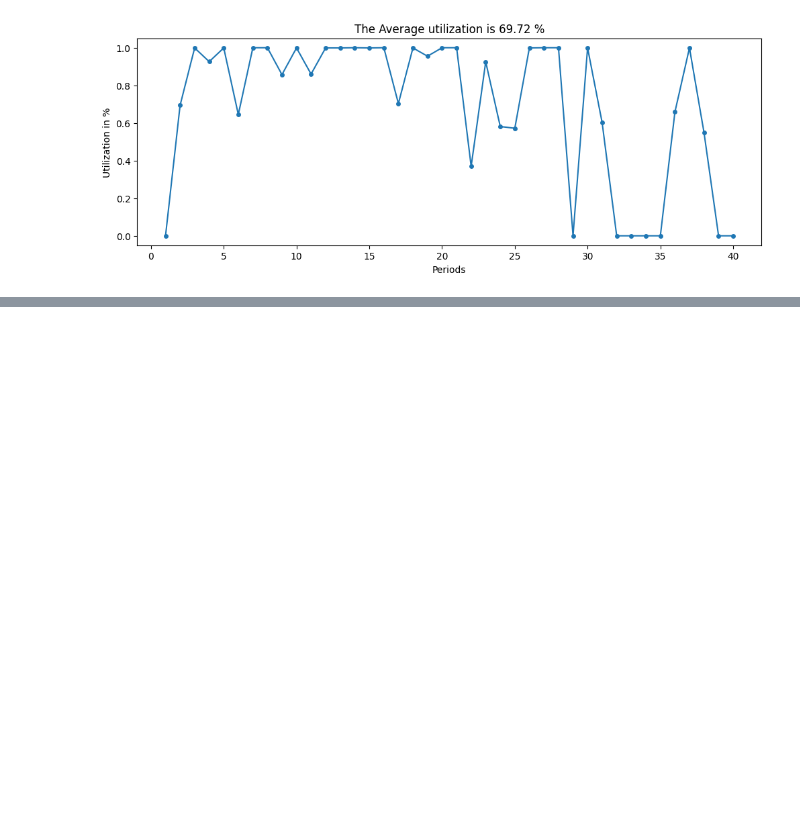
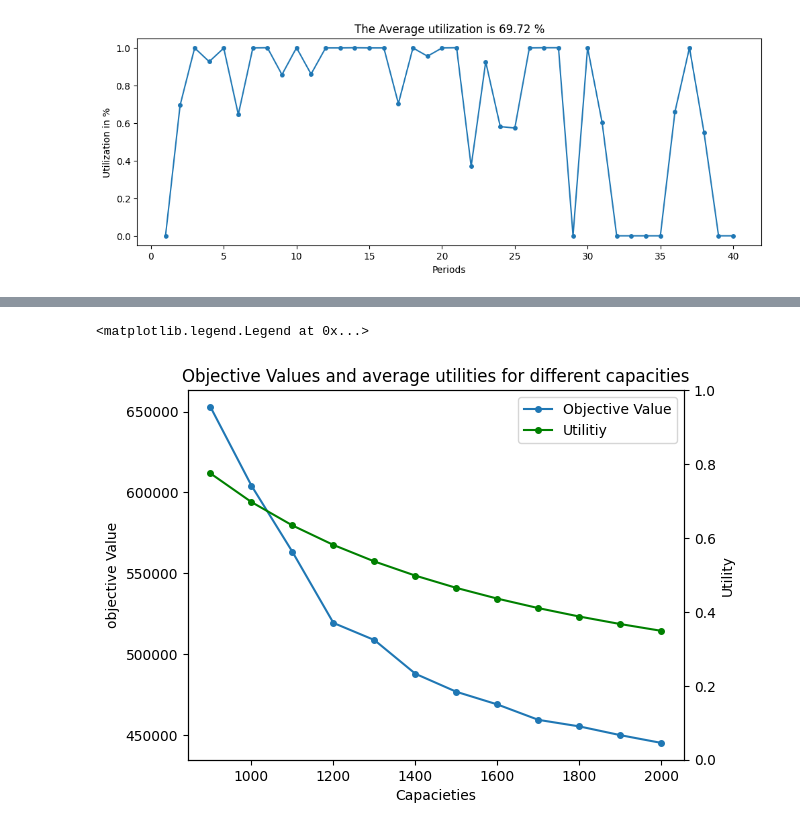
Before and after one commit to FredericWeiss/Lot-Sizing-Problem, a Jupyter notebook: clsp.ipynb, the cells around one changed output, grey strips where cells are left out. Saved outputs shown, nothing was run; the diff lists cells and outputs as text; code cells hidden in the pictures; blank space fills up the shorter version.

```diff
--- a/clsp.ipynb
+++ b/clsp.ipynb
@@ -129,0 +132,7 @@ Text(0, 0.5, 'Utilization in %')
+# %%
+# inventory balance equation
+model.add_constraints((L[p,t-1] + X[p,t] - demand.loc[p,t] == L[p,t]) for t in periods[1:] for p in products) # skip the first entry in the list of periods
+model.add_constraints((L0 + X[p,1] - demand.loc[p,1] == L[p,1]) for p in products)
+
+# setups
+model.add_constraints((X[p,t] <= bigM * G[p,t]) for t in periods for p in products)
@@ -129,0 +157,15 @@ Text(0, 0.5, 'Utilization in %')
+# %%
+capacities = np.arange(2000, 800, -100)
+objective_values = []
+utilities = []
+
+for cap in capacities:
+    model.add_constraints(model.sum(input_data.loc[p,'Production Time'] * X[p,t] for p in products) <= cap for t in periods)
+    model.solve()
+
+    objective_values.append(model.objective_value)
+
+    overall_production = []
+    for t in periods:
+        overall_production.append(np.sum(np.fromiter((X[p,t].solution_value * input_data.loc[p, 'Production Time'] for p in products), int)))
+    utilities.append(overall_production / cap)
@@ -129,0 +185,16 @@ Text(0, 0.5, 'Utilization in %')
+# %%
+fig, ax = plt.subplots()
+ov, = ax.plot(capacities, objective_values, marker='.', markersize=8, label='Objective Value')
+ax.set_title('Objective Values and average utilities for different capacities')
+ax.set_xlabel('Capacieties')
+ax.set_ylabel('objective Value')
+
+ax2 = ax.twinx()
+ut, = ax2.plot(capacities, [np.average(util) for util in utilities], marker='.', markersize=8, label='Utilitiy', color='g')
+ax2.set_ylim(0,1)
+ax2.set_ylabel('Utility')
+
+ax.legend([ov, ut], [ov.get_label(), ut.get_label()])
+# %% [output]
+<matplotlib.legend.Legend at 0x...>
+[figure, added]
```
Also changed, not shown: parts of 7 cells of this notebook.
